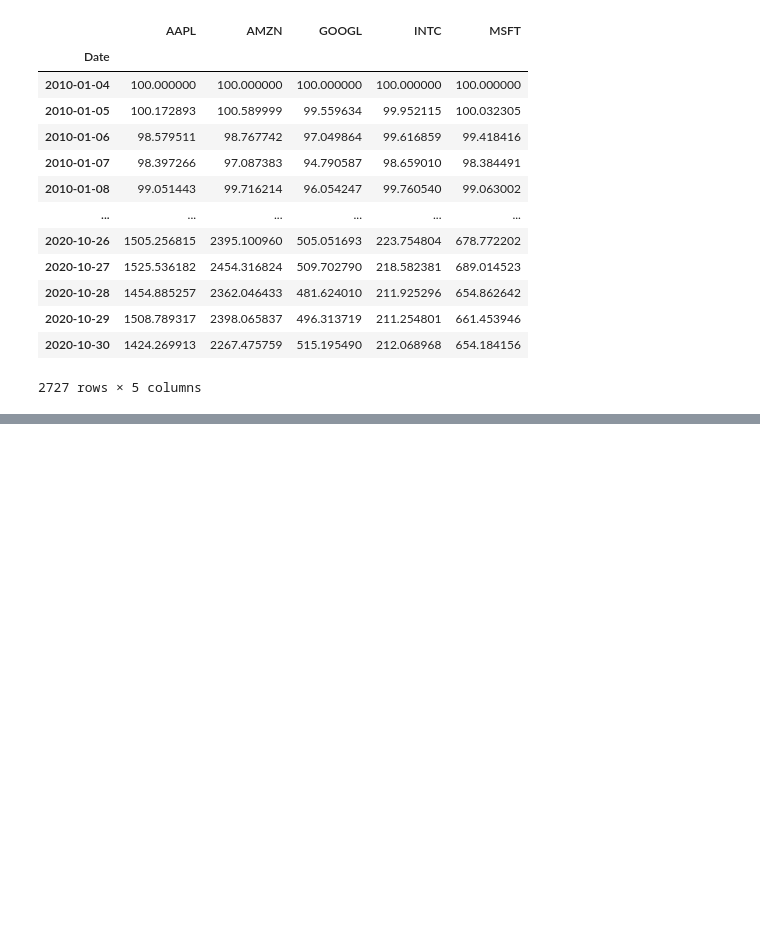
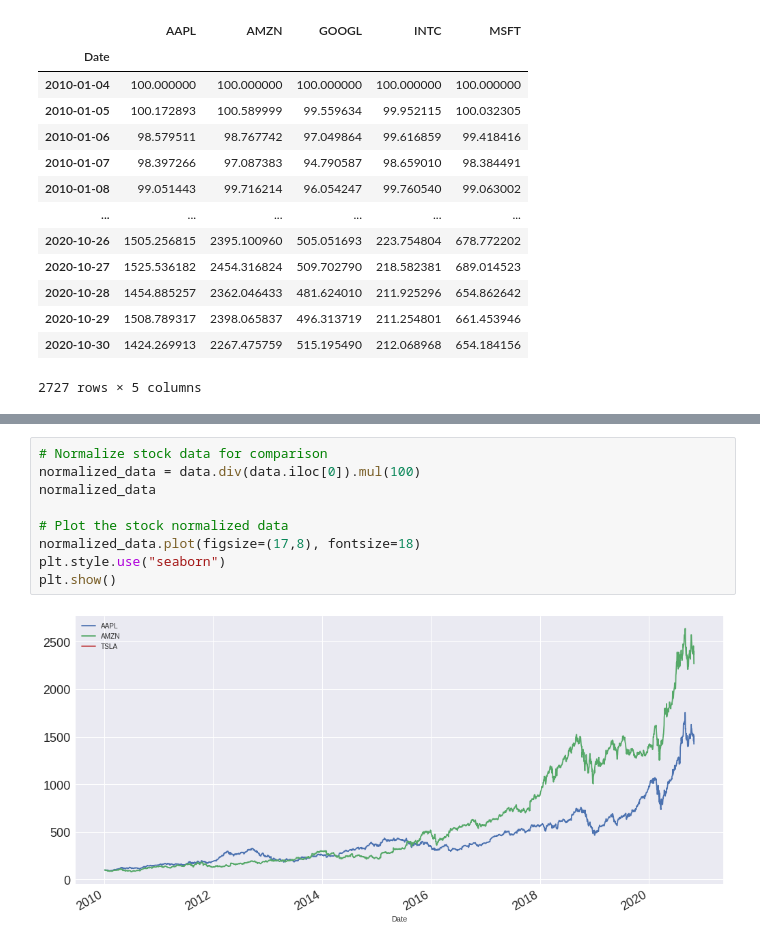
Before and after one commit to paul-romeo/fintech_with_python, a Jupyter notebook: financial_stocks.ipynb, the cells around one changed output, grey strips where cells are left out. Drawn from its saved outputs; the diff is of its cells as text; blank space fills up the shorter version.

```diff
--- a/financial_stocks.ipynb
+++ b/financial_stocks.ipynb
@@ -63,0 +119,11 @@ plt.show()
+# %%
+# Normalize stock data for comparison
+normalized_data = data.div(data.iloc[0]).mul(100)
+normalized_data
+
+# Plot the stock normalized data
+normalized_data.plot(figsize=(17,8), fontsize=18)
+plt.style.use("seaborn")
+plt.show()
+# %% [output]
+[figure, added]
```
Also changed, not shown: parts of 11 cells of this notebook.
